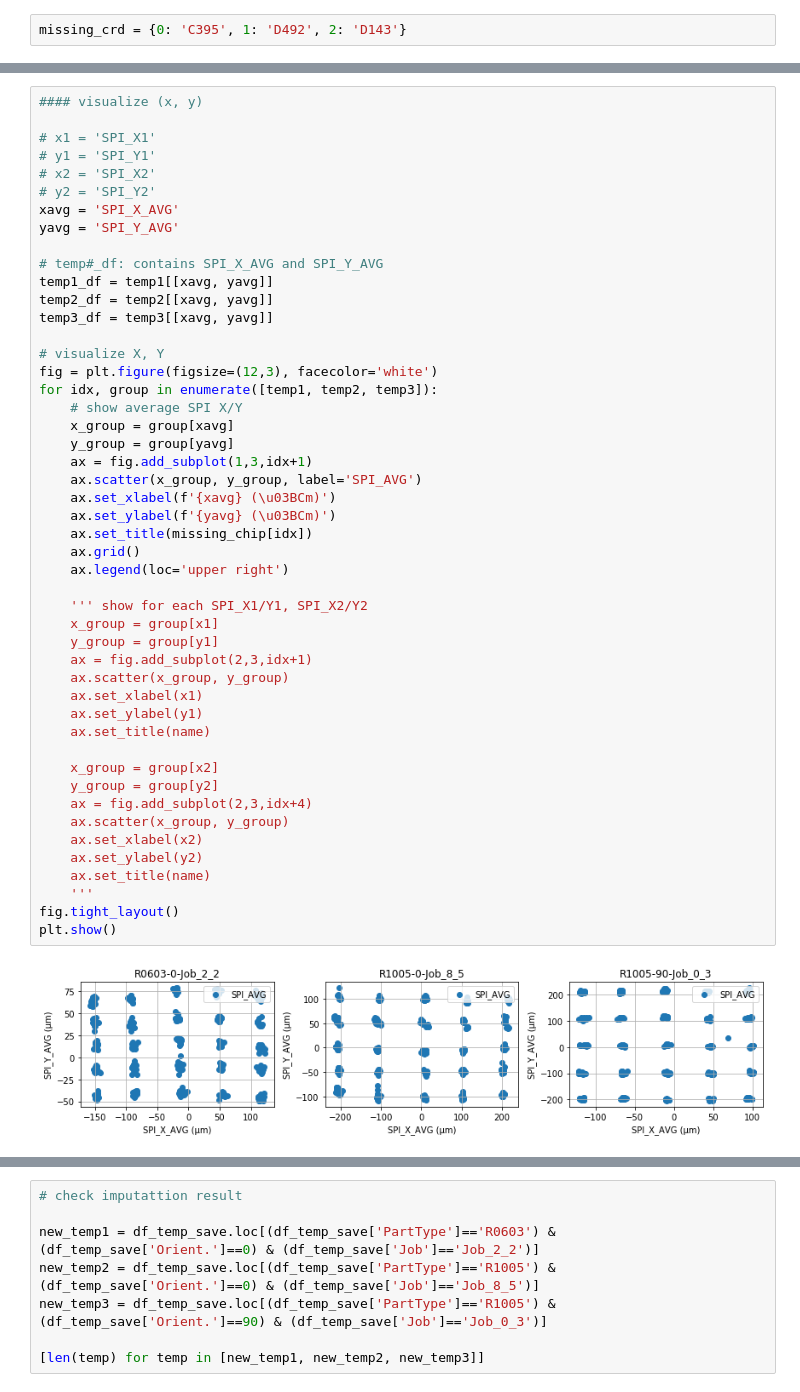
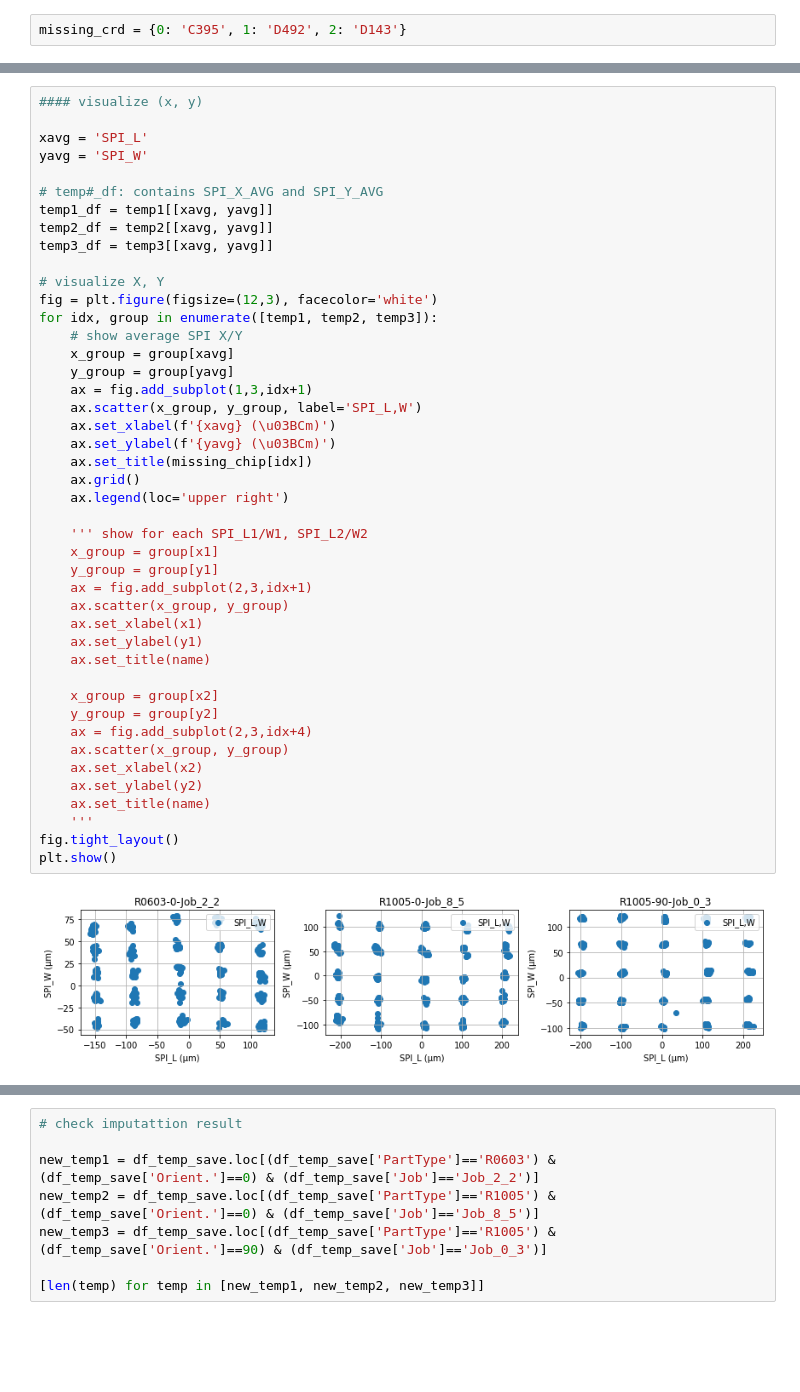
Before and after one commit to andyj1/np, a Jupyter notebook: data_analysis/imputation.ipynb, the cells around one changed output, grey strips where cells are left out. Drawn from its saved outputs; the diff is of its cells as text; blank space fills up the shorter version.

```diff
--- a/data_analysis/imputation.ipynb
+++ b/data_analysis/imputation.ipynb
@@ -137,12 +131,8 @@ df.head()
 # %%
 #### visualize (x, y)
 
-# x1 = 'SPI_X1'
-# y1 = 'SPI_Y1'
-# x2 = 'SPI_X2'
-# y2 = 'SPI_Y2'
-xavg = 'SPI_X_AVG'
-yavg = 'SPI_Y_AVG'
+xavg = 'SPI_L'
+yavg = 'SPI_W'
 
 # temp#_df: contains SPI_X_AVG and SPI_Y_AVG
 temp1_df = temp1[[xavg, yavg]]
@@ -154,36 +144,36 @@ fig = plt.figure(figsize=(12,3), facecolor='white')
 for idx, group in enumerate([temp1, temp2, temp3]):
     # show average SPI X/Y
     x_group = group[xavg]
     y_group = group[yavg]
     ax = fig.add_subplot(1,3,idx+1)
-    ax.scatter(x_group, y_group, label='SPI_AVG')
+    ax.scatter(x_group, y_group, label='SPI_L,W')
     ax.set_xlabel(f'{xavg} (\u03BCm)')
     ax.set_ylabel(f'{yavg} (\u03BCm)')
     ax.set_title(missing_chip[idx])
     ax.grid()
     ax.legend(loc='upper right')
 
-    ''' show for each SPI_X1/Y1, SPI_X2/Y2
+    ''' show for each SPI_L1/W1, SPI_L2/W2
     x_group = group[x1]
     y_group = group[y1]
     ax = fig.add_subplot(2,3,idx+1)
     ax.scatter(x_group, y_group)
     ax.set_xlabel(x1)
     ax.set_ylabel(y1)
     ax.set_title(name)
 
     x_group = group[x2]
     y_group = group[y2]
     ax = fig.add_subplot(2,3,idx+4)
     ax.scatter(x_group, y_group)
     ax.set_xlabel(x2)
     ax.set_ylabel(y2)
     ax.set_title(name)
     '''
 fig.tight_layout()
 plt.show()
 # %% [output]
-[figure, old version]
+[figure, new version]
 # %%
 # clustering
 
```
Also changed, not shown: parts of 9 cells of this notebook, 11 other files.
